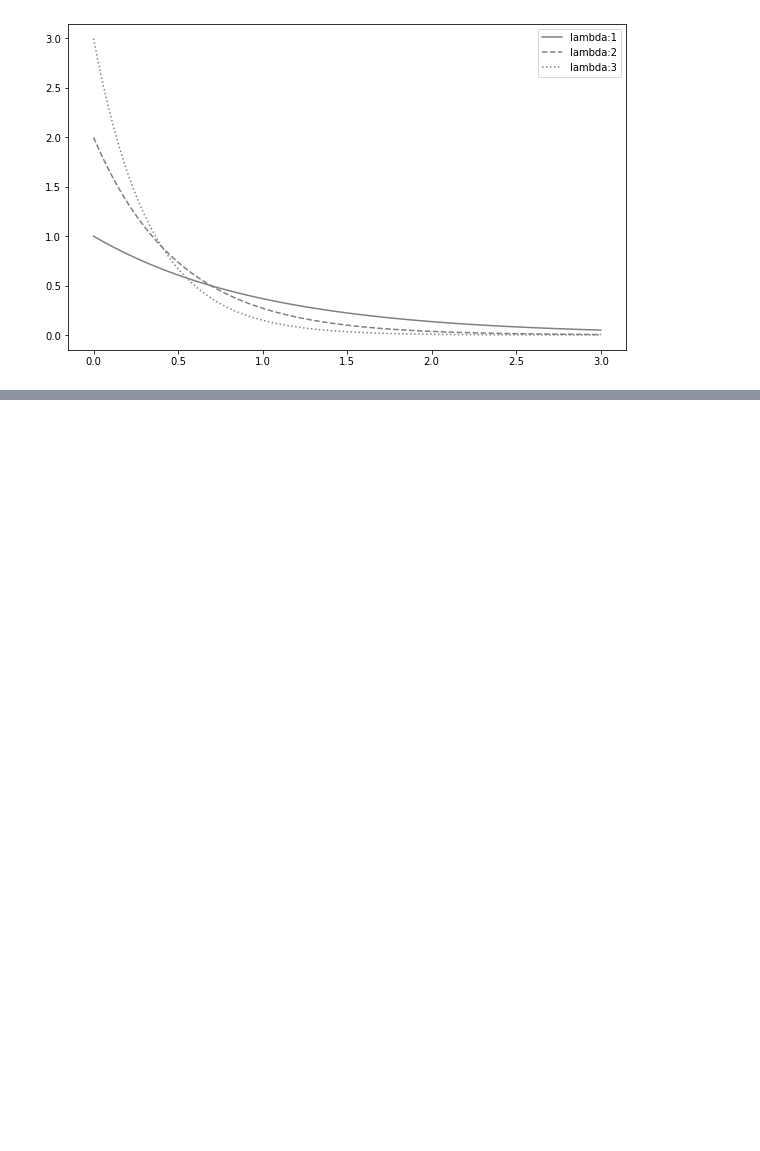
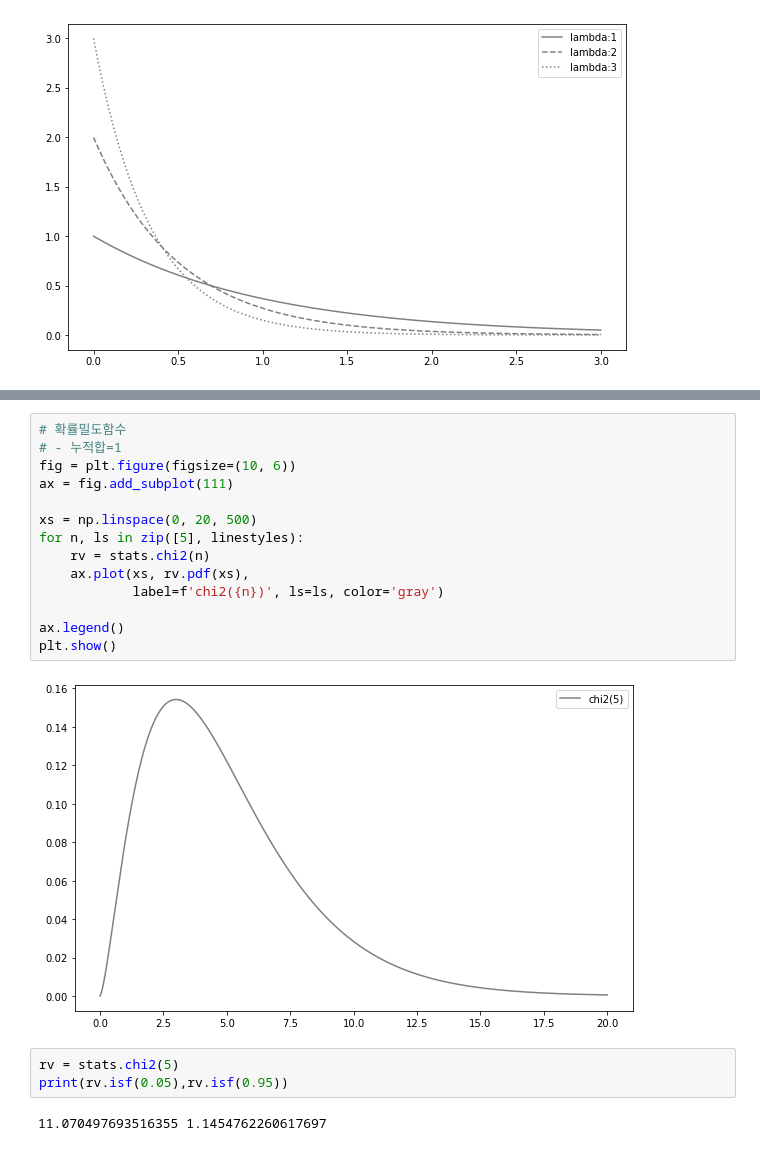
Before and after one commit to wousikchoi16/statpython, a Jupyter notebook: Ch08_대표적인연속형확률분포.ipynb, the cells around one changed output, grey strips where cells are left out. Drawn from its saved outputs; the diff is of its cells as text; blank space fills up the shorter version.

```diff
--- a/Ch08_대표적인연속형확률분포.ipynb
+++ b/Ch08_대표적인연속형확률분포.ipynb
@@ -226,0 +287,21 @@ plt.show()
+# %%
+# 확률밀도함수
+# - 누적합=1
+fig = plt.figure(figsize=(10, 6))
+ax = fig.add_subplot(111)
+
+xs = np.linspace(0, 20, 500)
+for n, ls in zip([5], linestyles):
+    rv = stats.chi2(n)
+    ax.plot(xs, rv.pdf(xs),
+            label=f'chi2({n})', ls=ls, color='gray')
+
+ax.legend()
+plt.show()
+# %% [output]
+[figure, added]
+# %%
+rv = stats.chi2(5)
+print(rv.isf(0.05),rv.isf(0.95))
+# %% [output]
+11.070497693516355 1.1454762260617697
```
Also changed, not shown: parts of 5 cells of this notebook.
